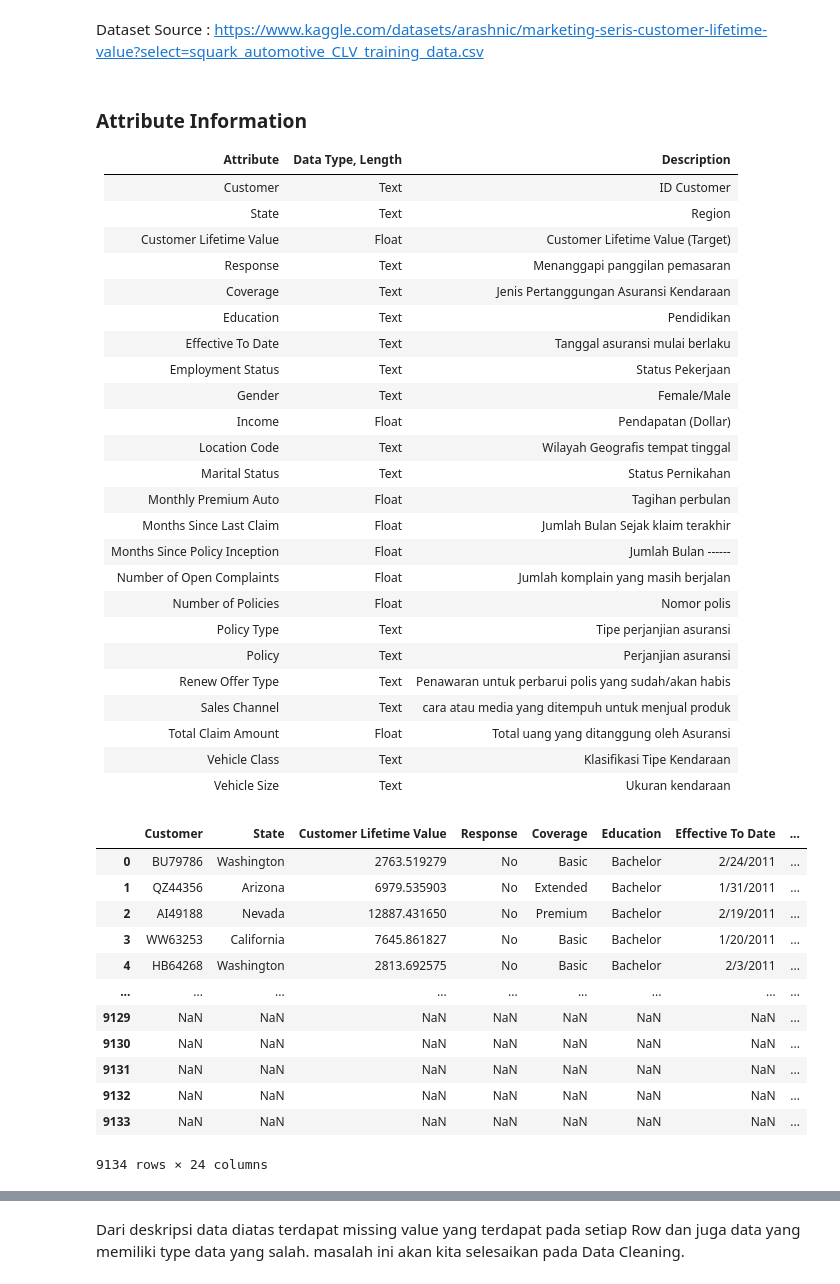
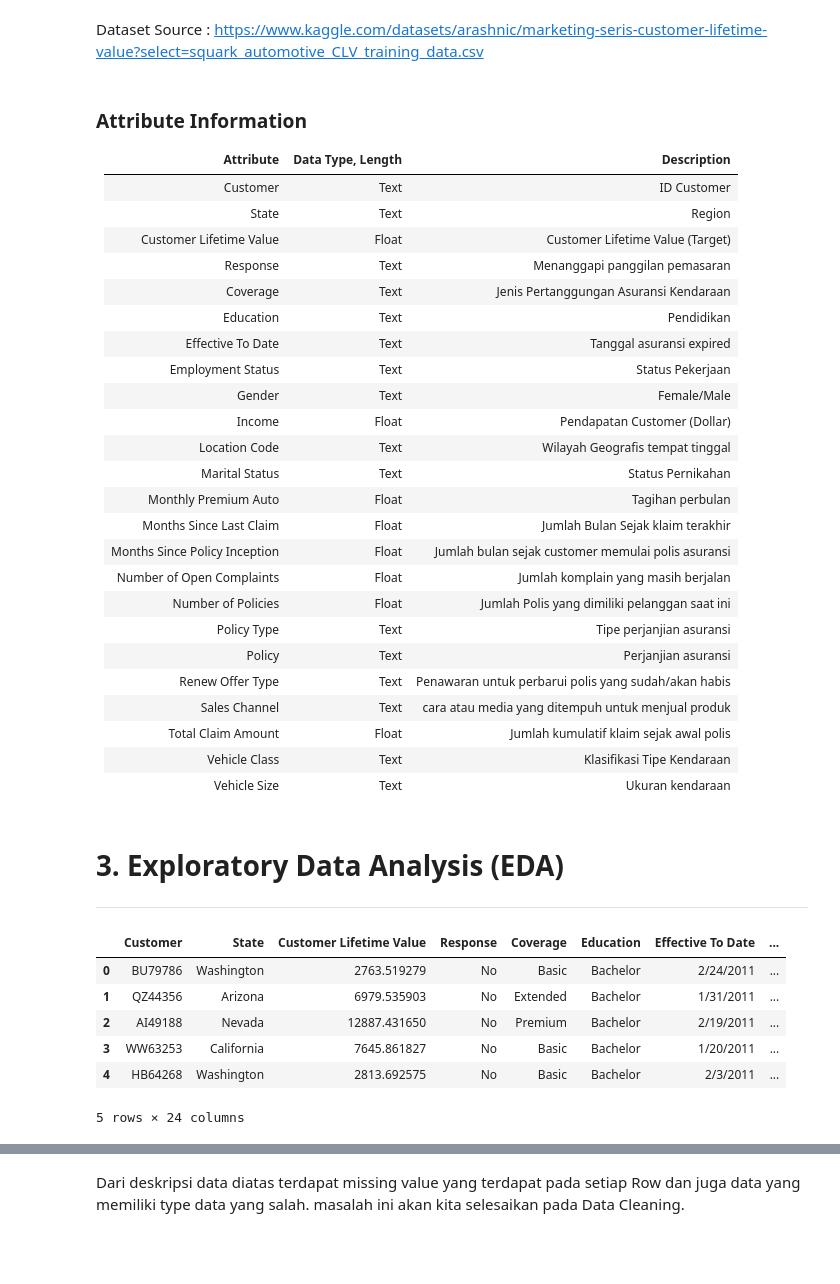
Before and after one commit to alhudareza4/Project-Customer-Lifetime-Value-Prediction, a Jupyter notebook: Eta Engineers - Final Project.ipynb, the cells around one changed output, grey strips where cells are left out. Drawn from its saved outputs; the diff is of its cells as text; code cells hidden in the pictures; blank space fills up the shorter version.

```diff
--- a/Eta Engineers - Final Project.ipynb
+++ b/Eta Engineers - Final Project.ipynb
@@ -83,22 +79,25 @@ Dataset Source : https://www.kaggle.com/datasets/arashnic/marketing-seris-custom
 | Response | Text | Menanggapi panggilan pemasaran |
 | Coverage | Text | Jenis Pertanggungan Asuransi Kendaraan |
 | Education | Text | Pendidikan |
-| Effective To Date | Text | Tanggal asuransi mulai berlaku |
+| Effective To Date | Text | Tanggal asuransi expired |
 | Employment Status | Text | Status Pekerjaan |
 | Gender | Text | Female/Male |
-| Income | Float | Pendapatan (Dollar) |
+| Income | Float | Pendapatan Customer (Dollar) |
 | Location Code | Text | Wilayah Geografis tempat tinggal |
 | Marital Status | Text | Status Pernikahan |
 | Monthly Premium Auto | Float | Tagihan perbulan |
 | Months Since Last Claim | Float | Jumlah Bulan Sejak klaim terakhir |
-| Months Since Policy Inception | Float | Jumlah Bulan ------ |
+| Months Since Policy Inception | Float | Jumlah bulan sejak customer memulai polis asuransi  |
 | Number of Open Complaints | Float | Jumlah komplain yang masih berjalan |
-| Number of Policies | Float | Nomor polis |
+| Number of Policies | Float | Jumlah Polis yang dimiliki pelanggan saat ini |
 | Policy Type | Text | Tipe perjanjian asuransi |
 | Policy | Text | Perjanjian asuransi |
 | Renew Offer Type | Text | Penawaran untuk perbarui polis yang sudah/akan habis |
 | Sales Channel | Text | cara atau media yang ditempuh untuk menjual produk |
-| Total Claim Amount | Float | Total uang yang ditanggung oleh Asuransi |
+| Total Claim Amount | Float | Jumlah kumulatif klaim sejak awal polis |
 | Vehicle Class | Text | Klasifikasi Tipe Kendaraan |
 | Vehicle Size | Text | Ukuran kendaraan |
+# %% [markdown]
+# **3. Exploratory Data Analysis (EDA)**
+****
 # %%
@@ -112,20 +135,14 @@ warnings.filterwarnings('ignore')
 # %%
 df =pd.read_csv('squark_automotive_CLV_training_data.csv')
-df
+df.head()
 # %% [output]
 |  | Customer | State | Customer Lifetime Value | Response | Coverage | Education | Effective To Date | ... |
 | 0 | BU79786 | Washington | 2763.519279 | No | Basic | Bachelor | 2/24/2011 | ... |
 | 1 | QZ44356 | Arizona | 6979.535903 | No | Extended | Bachelor | 1/31/2011 | ... |
 | 2 | AI49188 | Nevada | 12887.431650 | No | Premium | Bachelor | 2/19/2011 | ... |
 | 3 | WW63253 | California | 7645.861827 | No | Basic | Bachelor | 1/20/2011 | ... |
 | 4 | HB64268 | Washington | 2813.692575 | No | Basic | Bachelor | 2/3/2011 | ... |
-| ... | ... | ... | ... | ... | ... | ... | ... | ... |
-| 9129 | NaN | NaN | NaN | NaN | NaN | NaN | NaN | ... |
-| 9130 | NaN | NaN | NaN | NaN | NaN | NaN | NaN | ... |
-| 9131 | NaN | NaN | NaN | NaN | NaN | NaN | NaN | ... |
-| 9132 | NaN | NaN | NaN | NaN | NaN | NaN | NaN | ... |
-| 9133 | NaN | NaN | NaN | NaN | NaN | NaN | NaN | ... |
-9134 rows × 24 columns
+5 rows × 24 columns
 # %%
 listItem = []
 for col in df.columns :
```
Also changed, not shown: parts of 120 cells of this notebook, 1 other file.
